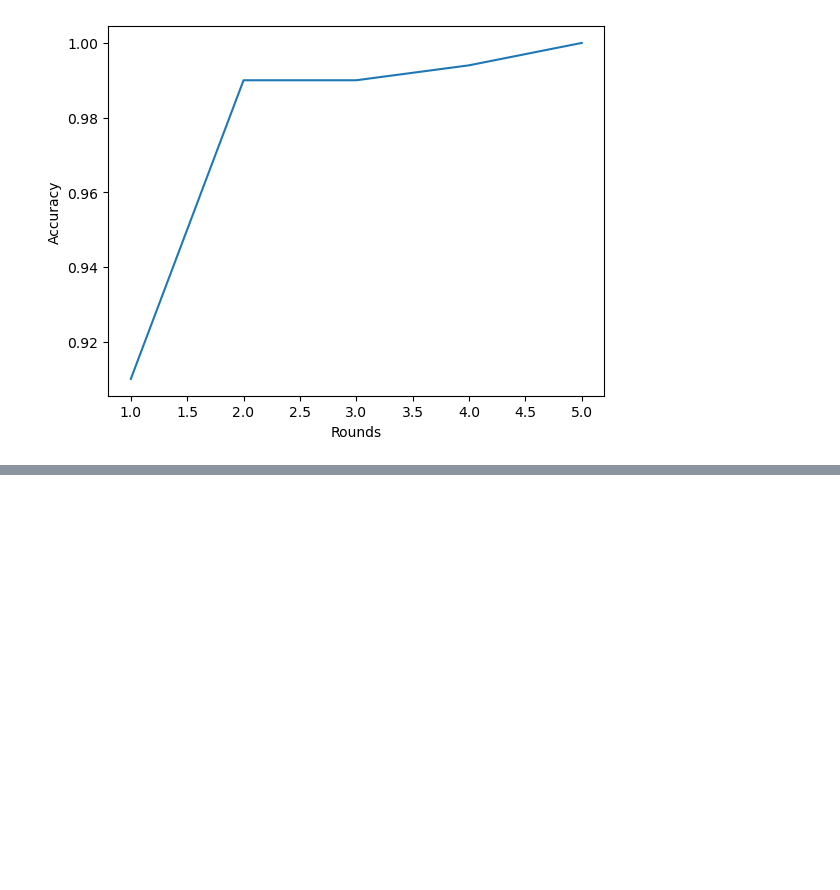
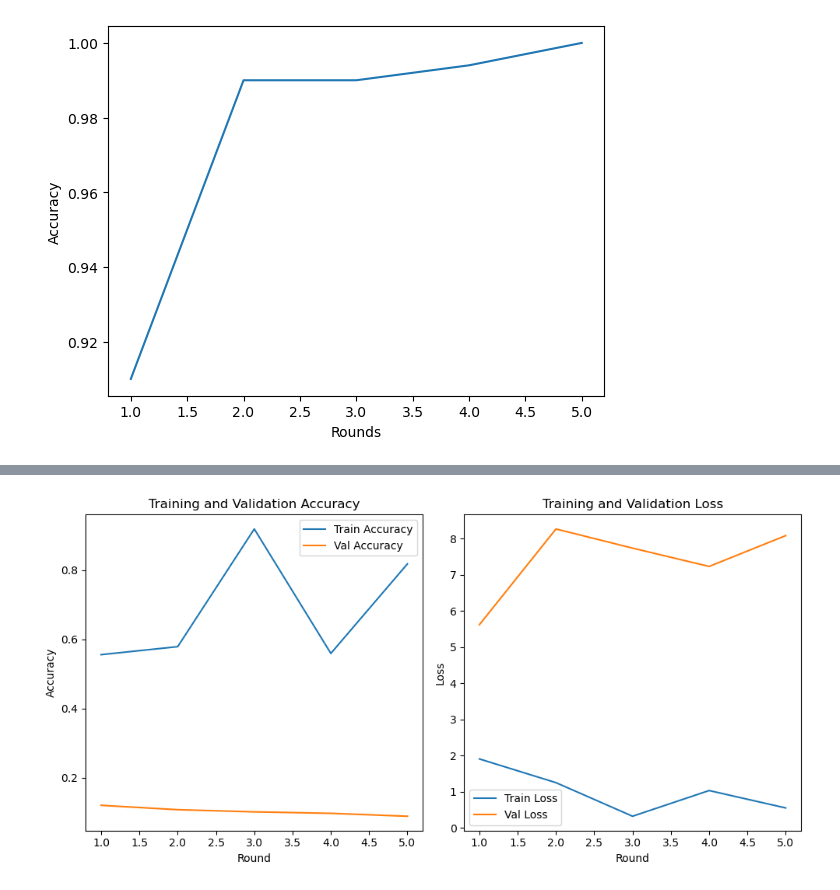
Before and after one commit to mathisloevenich/CE-FEDL, a Jupyter notebook: fed_dist/results.ipynb, the cells around one changed output, grey strips where cells are left out. Drawn from its saved outputs; the diff is of its cells as text; code cells hidden in the pictures; blank space fills up the shorter version.

```diff
--- a/fed_dist/results.ipynb
+++ b/fed_dist/results.ipynb
@@ -22,0 +55,30 @@ plt.show()
+# %%
+df = pd.read_csv("results_data/cifar-cl20-nr5_1.csv", index_col=False)
+
+# Angenommen, df ist dein DataFrame
+# df = pd.DataFrame(...)
+
+plt.figure(figsize=(10, 5))
+
+# Plot für Trainings- und Validierungsgenauigkeit
+plt.subplot(1, 2, 1)
+plt.plot(df['round'], df['train_accuracy'], label='Train Accuracy')
+plt.plot(df['round'], df['val_accuracies'], label='Val Accuracy')
+plt.xlabel('Round')
+plt.ylabel('Accuracy')
+plt.title('Training and Validation Accuracy')
+plt.legend()
+
+# Plot für Trainings- und Validierungsverlust
+plt.subplot(1, 2, 2)
+plt.plot(df['round'], df['train_loss'], label='Train Loss')
+plt.plot(df['round'], df['val_loss'], label='Val Loss')
+plt.xlabel('Round')
+plt.ylabel('Loss')
+plt.title('Training and Validation Loss')
+plt.legend()
+
+plt.tight_layout()
+plt.show()
+# %% [output]
+[figure, added]
```
Also changed, not shown: parts of 3 cells of this notebook, 5 other files.
